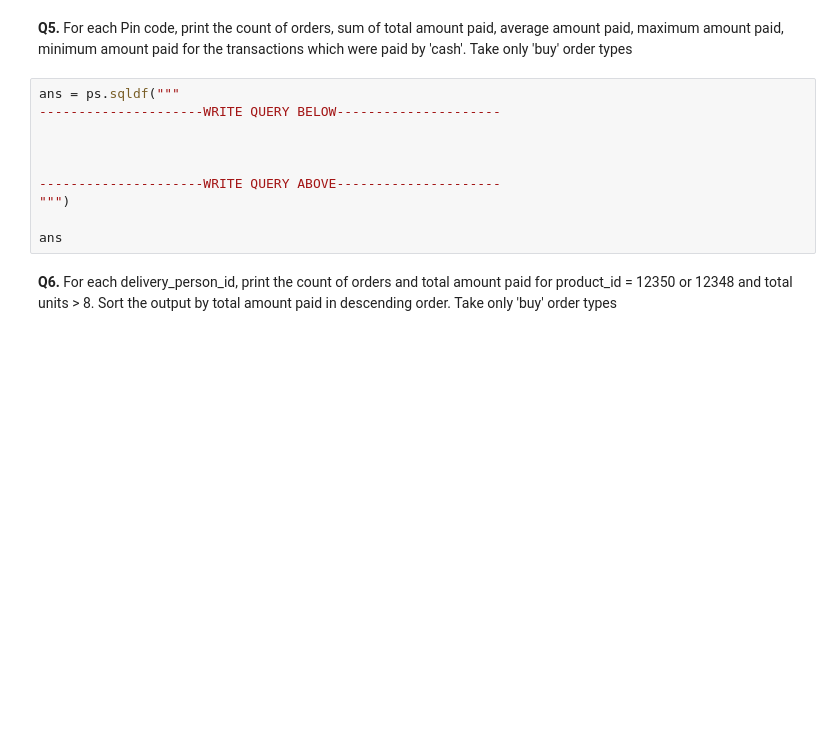
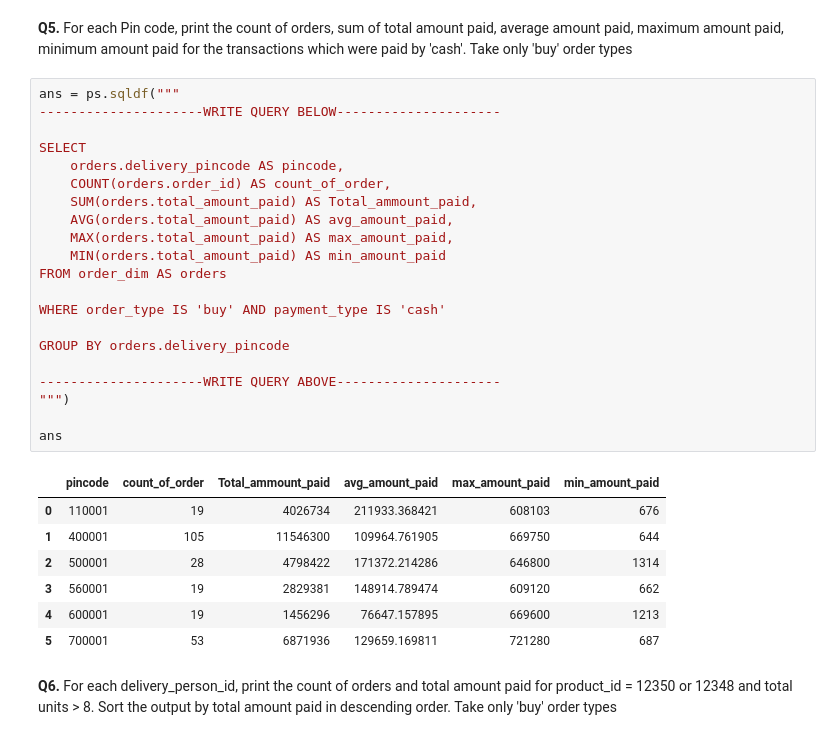
Before and after one commit to kumardev0614/SQL, a Jupyter notebook: Utsav Awasthi Youtube/SQL for Data Analytics - Practice Problems 1.ipynb, the cells around one changed output. Cells and saved outputs as stored; diff of their text form; blank space fills up the shorter version.

```diff
--- a/Utsav Awasthi Youtube/SQL for Data Analytics - Practice Problems 1.ipynb
+++ b/Utsav Awasthi Youtube/SQL for Data Analytics - Practice Problems 1.ipynb
@@ -202,15 +229,34 @@ ans
 # %% [markdown]
 <b>Q5.</b> For each Pin code, print the count of orders, sum of total amount paid, average amount paid, maximum amount paid, minimum amount paid for the transactions which were paid by 'cash'. Take only 'buy' order types
-# %%
-ans = ps.sqldf("""
----------------------WRITE QUERY BELOW---------------------
-
-
-
----------------------WRITE QUERY ABOVE---------------------
-""")
-
-ans
+# %%
+ans = ps.sqldf("""
+---------------------WRITE QUERY BELOW---------------------
+
+SELECT
+    orders.delivery_pincode AS pincode,
+    COUNT(orders.order_id) AS count_of_order,
+    SUM(orders.total_amount_paid) AS Total_ammount_paid,
+    AVG(orders.total_amount_paid) AS avg_amount_paid,
+    MAX(orders.total_amount_paid) AS max_amount_paid,
+    MIN(orders.total_amount_paid) AS min_amount_paid
+FROM order_dim AS orders
+
+WHERE order_type IS 'buy' AND payment_type IS 'cash'
+
+GROUP BY orders.delivery_pincode
+
+---------------------WRITE QUERY ABOVE---------------------
+""")
+
+ans
+# %% [output]
+|  | pincode | count_of_order | Total_ammount_paid | avg_amount_paid | max_amount_paid | min_amount_paid |
+| 0 | 110001 | 19 | 4026734 | 211933.368421 | 608103 | 676 |
+| 1 | 400001 | 105 | 11546300 | 109964.761905 | 669750 | 644 |
+| 2 | 500001 | 28 | 4798422 | 171372.214286 | 646800 | 1314 |
+| 3 | 560001 | 19 | 2829381 | 148914.789474 | 609120 | 662 |
+| 4 | 600001 | 19 | 1456296 | 76647.157895 | 669600 | 1213 |
+| 5 | 700001 | 53 | 6871936 | 129659.169811 | 721280 | 687 |
 # %% [markdown]
 <b>Q6.</b> For each delivery_person_id, print the count of orders and total amount paid for product_id = 12350 or 12348 and total units > 8. Sort the output by total amount paid in descending order. Take only 'buy' order types
 # %%
```
Also changed, not shown: parts of 5 cells of this notebook.
